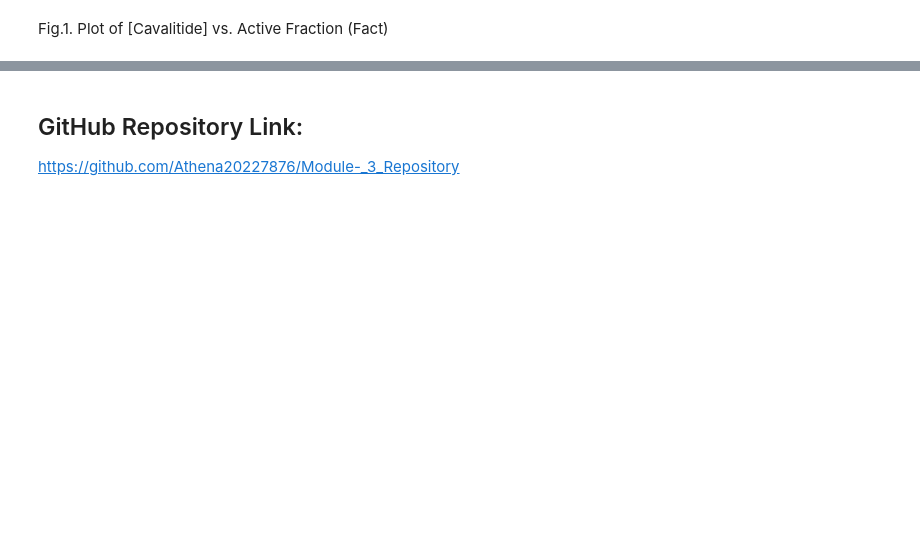
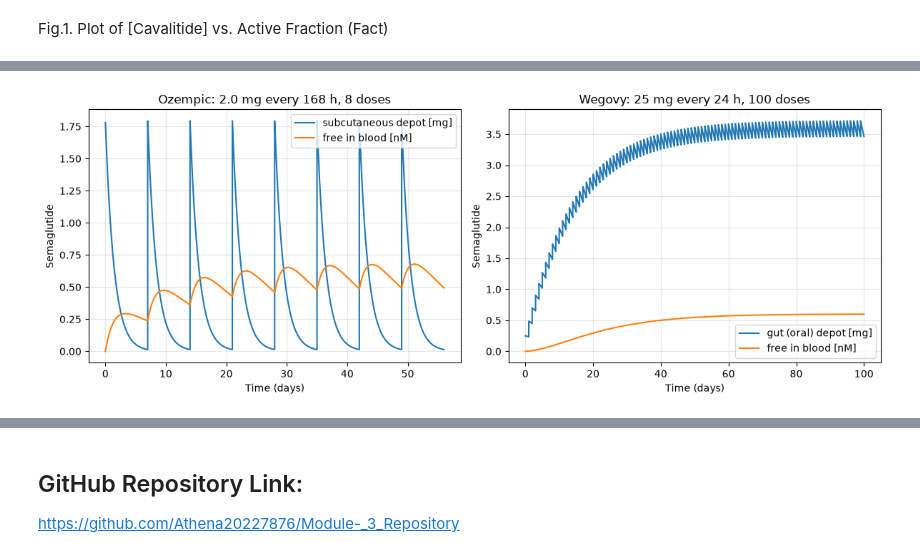
Before and after one commit to Athena20227876/Module-_3_Repository, a Jupyter notebook: M&M_Module3_Notebook.ipynb, the cells around one changed output, grey strips where cells are left out. Drawn from its saved outputs; the diff is of its cells as text; code cells hidden in the pictures; blank space fills up the shorter version.

```diff
--- a/M&M_Module3_Notebook.ipynb
+++ b/M&M_Module3_Notebook.ipynb
@@ -139,0 +132,89 @@ Your boss is really excited about the progress of your team in Task 1 on the dev
+# %%
+import numpy as np
+import matplotlib.pyplot as plt
+from scipy.integrate import solve_ivp
+
+# Product-specific parameters
+products = {
+    'Ozempic': dict(Favailable=0.89,   # bioavailability
+                    ka=0.029,          # 1/h, absorption rate
+                    D=2.0,             # mg per dose
+                    interval=168,      # h between doses (weekly)
+                    n_doses=8,         # number of doses
+                    depot='subcutaneous'),
+    'Wegovy':  dict(Favailable=0.01,
+                    ka=0.0029,
+                    D=25,              # mg
+                    interval=24,       # h between doses (daily)
+                    n_doses=100,
+                    depot='gut (oral)'),
+}
+
+# Shared model parameters
+ke = 0.0039     # 1/h, elimination rate
+V = 10.8        # L
+MW = 4113.6     # g/mol
+Ffree = 0.01    # fraction free
+dt = 0.1        # h, spacing of output time points
+
+# ODE model, ka is passed in as an argument
+def ODEfunc(t, y, ka):
+    Asc, Cc = y
+    dAsc = -ka*Asc            # Asc: depot amount (mg)
+    dCc = ka*Asc/V - ke*Cc    # Cc: blood concentration (mg/L)
+    return [dAsc, dCc]
+
+# Dosing simulation using solve_ivp
+def simulate(Favailable, ka, D, interval, n_doses):
+    t_out, Asc_out, Cc_out = [], [], []
+    y = np.array([0.0, 0.0])
+    for i in range(n_doses):
+        y[0] += Favailable*D                                  # the absorbed fraction of the dose enters the depot
+        t0, t1 = i*interval, (i + 1)*interval
+        t_eval = np.linspace(t0, t1, int(round(interval/dt)) + 1)
+        sol = solve_ivp(ODEfunc, (t0, t1), y, args=(ka,), t_eval=t_eval,
+                        method="LSODA", rtol=1e-8, atol=1e-10)  # integrate over one dosing interval
+        t_out.append(sol.t)
+        Asc_out.append(sol.y[0])
+        Cc_out.append(sol.y[1])
+        y = sol.y[:, -1].copy()                               # carry the current state into next interval
+    t = np.concatenate(t_out)
+    Asc_out = np.concatenate(Asc_out)
+    Cc_nM = np.concatenate(Cc_out) * 1e-3 / MW * 1e9
+    return t, Asc_out, Cc_nM
+
+# Run both products
+results = {}
+for drug, p in products.items():
+    results[drug] = simulate(p['Favailable'], p['ka'], p['D'], p['interval'], p['n_doses'])
+    t, Asc, Cc = results[drug]
+    print(f"{drug}: max free [semaglutide] = {Ffree*Cc.max():.3f} nM, "
+          f"free [semaglutide] at end = {Ffree*Cc[-1]:.3f} nM")
+
+# Plot both products
+fig, axes = plt.subplots(1, 2, figsize=(12, 4.5))
+for ax, (drug, p) in zip(axes, products.items()):
+    t, Asc, Cc = results[drug]
+    ax.plot(t/24, Asc, label=f"{p['depot']} depot [mg]")
+    ax.plot(t/24, Ffree*Cc, label="free in blood [nM]")
+    ax.set_xlabel("Time (days)")
+    ax.set_ylabel("Semaglutide")
+    ax.set_title(f"{drug}: {p['D']} mg every {p['interval']} h, {p['n_doses']} doses")
+    ax.legend()
+    ax.grid(alpha=0.3)
+plt.tight_layout()
+plt.savefig("semaglutidePK_products.png", dpi=200)
+
+# Comparison of free blood concentration
+plt.figure()
+for drug in products:
+    t, Asc, Cc = results[drug]
+    plt.plot(t/24, Ffree*Cc, label=drug)
+plt.xlabel("Time (days)")
+plt.ylabel("Free [semaglutide] in blood (nM)")
+plt.title("Ozempic (weekly injection) vs Wegovy (daily pill)")
+plt.legend()
+plt.grid(alpha=0.3)
+plt.savefig("semaglutidePK_comparison.png", dpi=200)
+plt.show()
+# %% [output]
@@ -139,0 +223 @@ Your boss is really excited about the progress of your team in Task 1 on the dev
+[figure, added]
```
Also changed, not shown: parts of 19 cells of this notebook, 2 other files.
